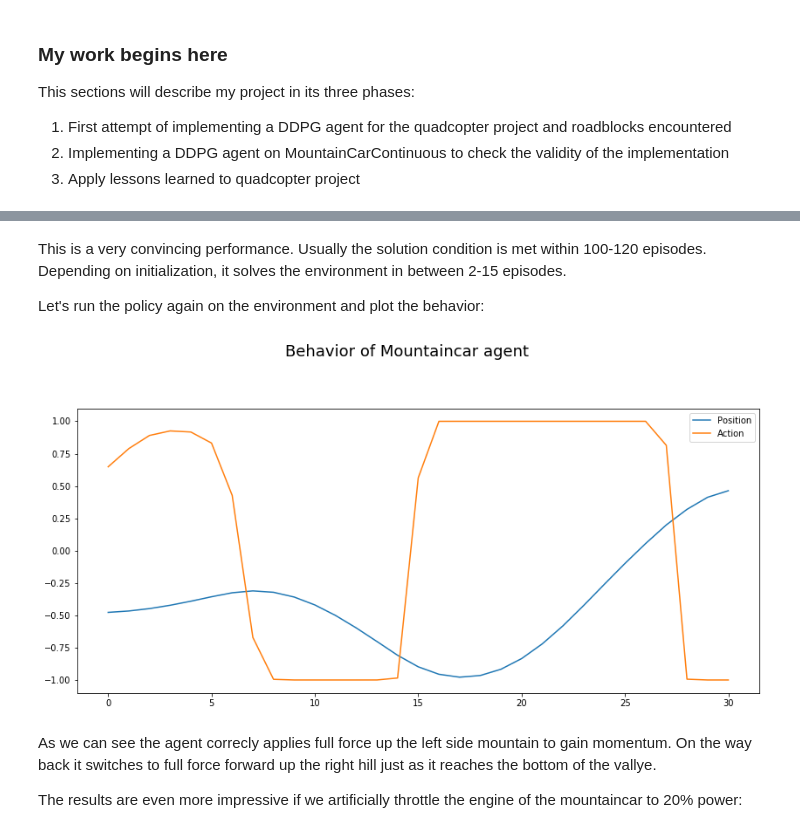
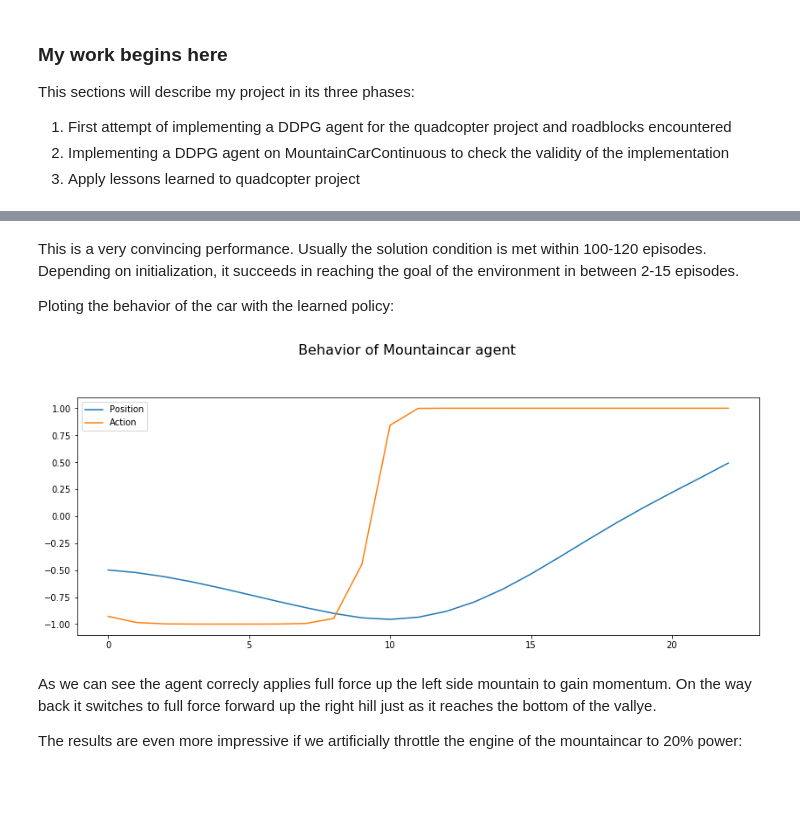
Before and after one commit to manuelseeger/RL-Quadcopter-2, a Jupyter notebook: Quadcopter_Project.ipynb, the cells around one changed output, grey strips where cells are left out. Cells and saved outputs as stored; diff of their text form; code cells hidden in the pictures; blank space fills up the shorter version.

Commit message:
Final project documentation and summary against review rubric

```diff
--- a/Quadcopter_Project.ipynb
+++ b/Quadcopter_Project.ipynb
@@ -337,7 +618,7 @@ vs.plot_training_rewards(results_train_mountain, 'DDPG', 'Mountain Car', 10)
 # %% [markdown]
-This is a very convincing performance. Usually the solution condition is met within 100-120 episodes. Depending on initialization, it solves the environment in between 2-15 episodes.
+This is a very convincing performance. Usually the solution condition is met within 100-120 episodes. Depending on initialization, it succeeds in reaching the goal of the environment in between 2-15 episodes.
 
-Let's run the policy again on the environment and plot the behavior:
+Ploting the behavior of the car with the learned policy:
 # %%
 def test_mountain(monitor=False):
     agent.task.monitor = monitor
@@ -358,9 +639,9 @@ def test_mountain(monitor=False):
     return results
 # %%
 test_results_mountain = test_mountain()
-vs.mountaincar_stats(test_results_mountain)
+vs.plot_mountaincar_behavior(test_results_mountain)
 # %% [output]
-[figure, old version]
+[figure, new version]
 # %% [markdown]
 As we can see the agent correcly applies full force up the left side mountain to gain momentum. On the way back it switches to full force forward up the right hill just as it reaches the bottom of the vallye.
 
```
Also changed, not shown: parts of 47 cells of this notebook, 4 other files.
